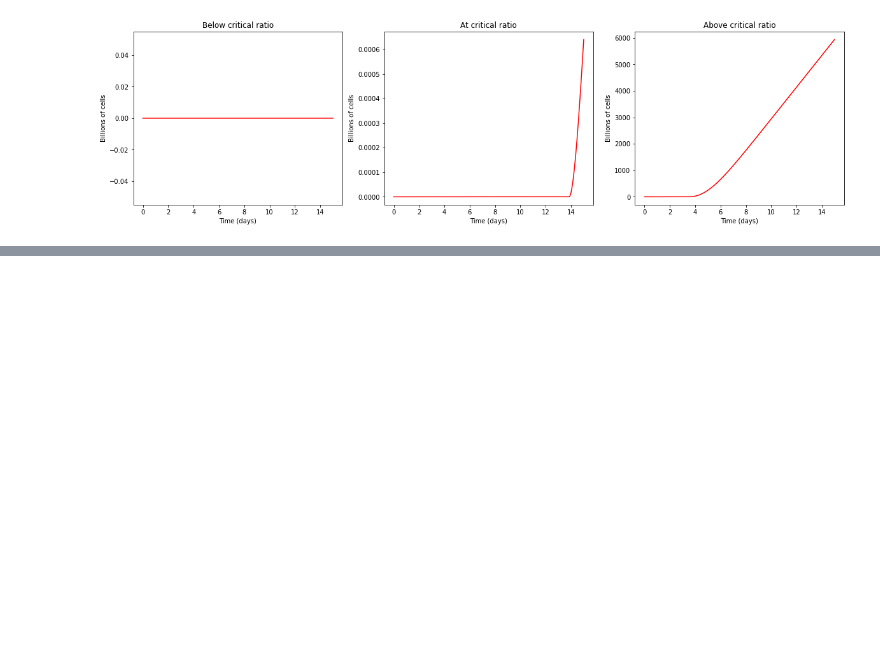
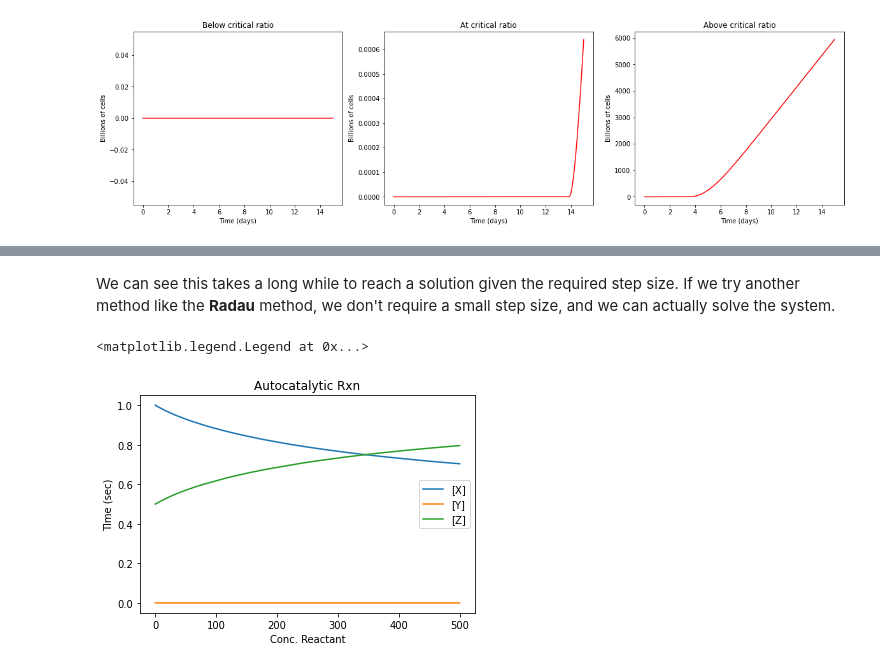
Before and after one commit to nleroy917/bme6310, a Jupyter notebook: hw04/hw04.ipynb, the cells around one changed output, grey strips where cells are left out. Saved outputs shown, nothing was run; the diff lists cells and outputs as text; code cells hidden in the pictures; blank space fills up the shorter version.

```diff
--- a/hw04/hw04.ipynb
+++ b/hw04/hw04.ipynb
@@ -288,0 +304,16 @@ Text(0, 0.5, 'Billions of cells')
+# %%
+def chem_rxn(_, y: np.ndarray) -> np.ndarray:
+    """
+    Kinetic analysis of Robertson's autocatalytic chemical reaction
+    """
+    x, y, z = y
+
+    xdot = -0.04 * x + 1.e4 * y * z
+    ydot = 0.04 * x - 1.e4 * y * z - 3.e7 * y**2
+    zdot = 3.e7 * y**2
+
+    return [
+        xdot,
+        ydot,
+        zdot
+    ]
@@ -288,0 +322,16 @@ Text(0, 0.5, 'Billions of cells')
+# %%
+# time span
+t0 = 0
+tf = 500
+
+# intitial reactant levels
+x0 = 1
+y0 = 0
+z0 = 0.5
+
+res_rk45 = solve_ivp(
+    chem_rxn,
+    t_span=(t0, tf),
+    y0=[x0, y0, z0],
+    method='RK45',
+)
@@ -288,0 +358,13 @@ Text(0, 0.5, 'Billions of cells')
+# %% [markdown]
+We can see this takes a long while to reach a solution given the required step size. If we try another method like the **Radau** method, we don't require a small step size, and we can actually solve the system.
+# %%
+plt.plot(res_rk45.t, res_rk45.y[0])
+plt.plot(res_rk45.t, res_rk45.y[1])
+plt.plot(res_rk45.t, res_rk45.y[2])
+plt.title("Autocatalytic Rxn")
+plt.xlabel("Conc. Reactant")
+plt.ylabel("TIme (sec)")
+plt.legend(['[X]', '[Y]', '[Z]'])
+# %% [output]
+<matplotlib.legend.Legend at 0x...>
+[figure, added]
```
Also changed, not shown: parts of 15 cells of this notebook, 10 other files.
